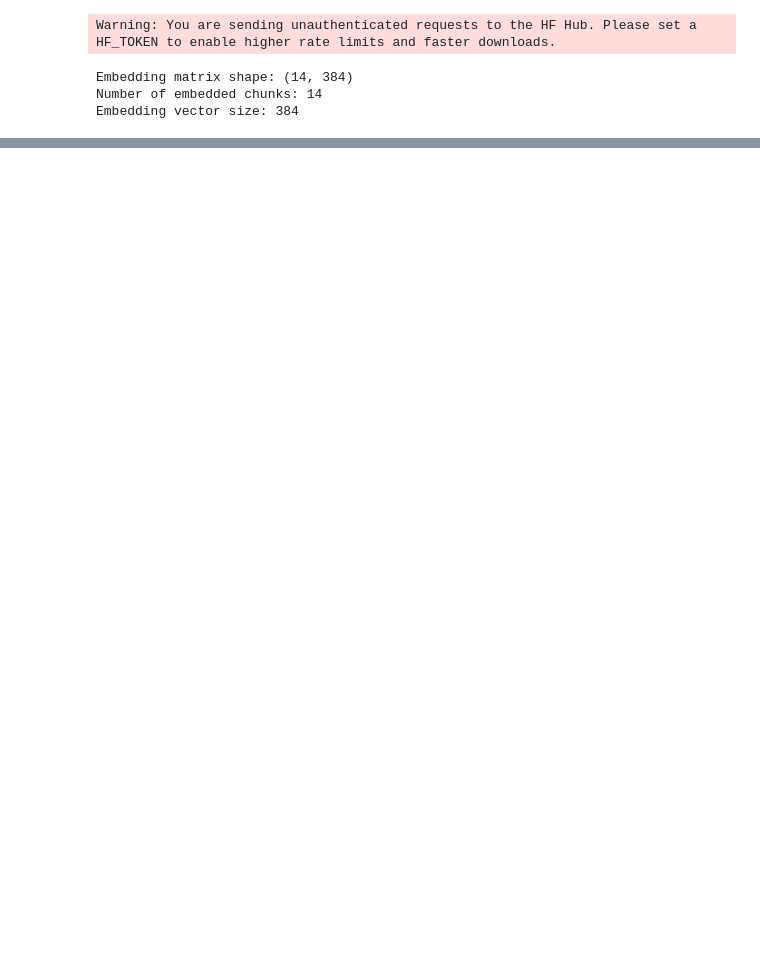
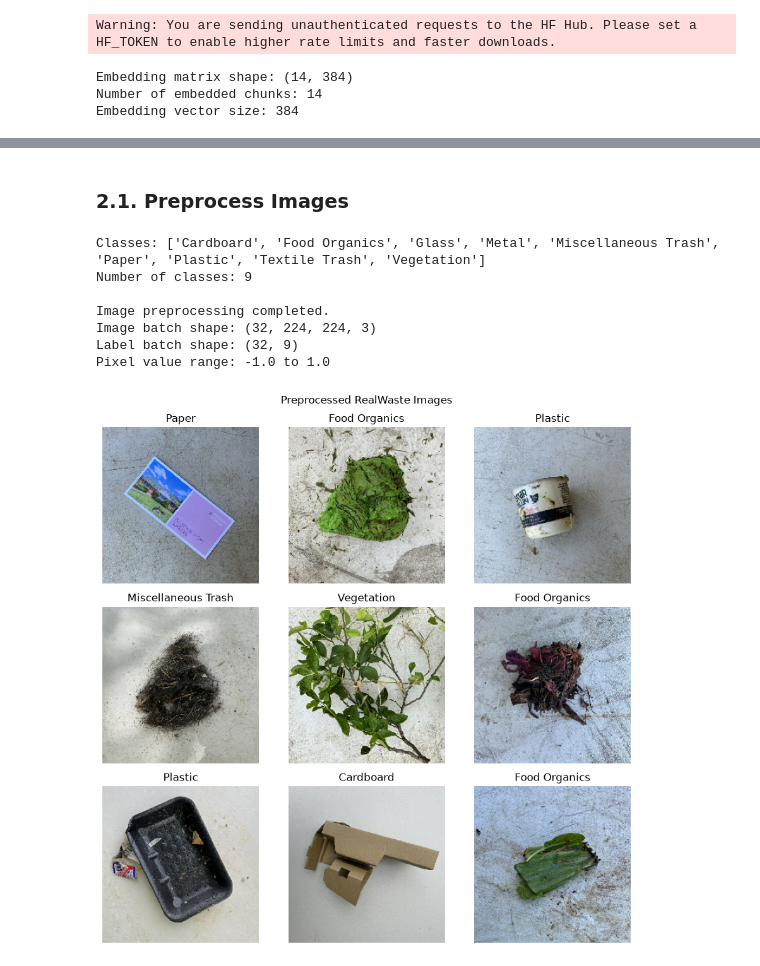
Before and after one commit to ngunjirikevin/ecosort-waste-management, a Jupyter notebook: waste_management.ipynb, the cells around one changed output, grey strips where cells are left out. Saved outputs shown, nothing was run; the diff lists cells and outputs as text; code cells hidden in the pictures; blank space fills up the shorter version.

Commit message:
feat: implement MobileNetV2 waste classifier

```diff
--- a/waste_management.ipynb
+++ b/waste_management.ipynb
@@ -1079,0 +1084,80 @@ Embedding vector size: 384
+# %% [markdown]
+### 2.1. Preprocess Images
+# %%
+from tensorflow.keras.applications.mobilenet_v2 import preprocess_input
+
+# Confirm that the datasets created earlier are available.
+print("Classes:", class_names)
+print("Number of classes:", num_classes)
+
+# MobileNetV2 expects image pixel values to be scaled
+# from the range [0, 255] to the range [-1, 1].
+# image_dataset_from_directory has already resized the images
+# to 224 x 224 pixels.
+
+def preprocess_images(images, labels):
+    # Apply MobileNetV2's required pixel preprocessing.
+    images = preprocess_input(images)
+    return images, labels
+
+# Create preprocessed versions of the existing datasets.
+# We use new variable names so that rerunning this cell
+# does not preprocess already-preprocessed images a second time.
+
+AUTOTUNE = tf.data.AUTOTUNE
+
+train_ds_preprocessed = train_ds.map(
+    preprocess_images,
+    num_parallel_calls=AUTOTUNE
+).prefetch(buffer_size=AUTOTUNE)
+
+validation_ds_preprocessed = validation_ds.map(
+    preprocess_images,
+    num_parallel_calls=AUTOTUNE
+).prefetch(buffer_size=AUTOTUNE)
+
+test_ds_preprocessed = test_dataset.map(
+    preprocess_images,
+    num_parallel_calls=AUTOTUNE
+).prefetch(buffer_size=AUTOTUNE)
+
+print("\nImage preprocessing completed.")
+
+# Inspect one batch to confirm the image dimensions and labels.
+for images, labels in train_ds_preprocessed.take(1):
+    print("Image batch shape:", images.shape)
+    print("Label batch shape:", labels.shape)
+    print(
+        "Pixel value range:",
+        float(tf.reduce_min(images)),
+        "to",
+        float(tf.reduce_max(images))
+    )
+
+# Display a few preprocessed images.
+# Reverse MobileNetV2 preprocessing for visualization only.
+for images, labels in train_ds_preprocessed.take(1):
+    display_images = (images[:9] + 1.0) / 2.0
+    display_images = tf.clip_by_value(display_images, 0.0, 1.0)
+
+    fig, axes = plt.subplots(3, 3, figsize=(9, 9))
+
+    for i, ax in enumerate(axes.flat):
+        if i < len(display_images):
+            ax.imshow(display_images[i].numpy())
+            class_index = int(tf.argmax(labels[i]).numpy())
+            ax.set_title(class_names[class_index])
+        ax.axis("off")
+
+    plt.suptitle("Preprocessed RealWaste Images")
+    plt.tight_layout()
+    plt.show()
+# %% [output]
+Classes: ['Cardboard', 'Food Organics', 'Glass', 'Metal', 'Miscellaneous Trash', 'Paper', 'Plastic', 'Textile Trash', 'Vegetation']
+Number of classes: 9
+
+Image preprocessing completed.
+Image batch shape: (32, 224, 224, 3)
+Label batch shape: (32, 9)
+Pixel value range: -1.0 to 1.0
+[figure, added]
```
Also changed, not shown: parts of 3 cells of this notebook.
